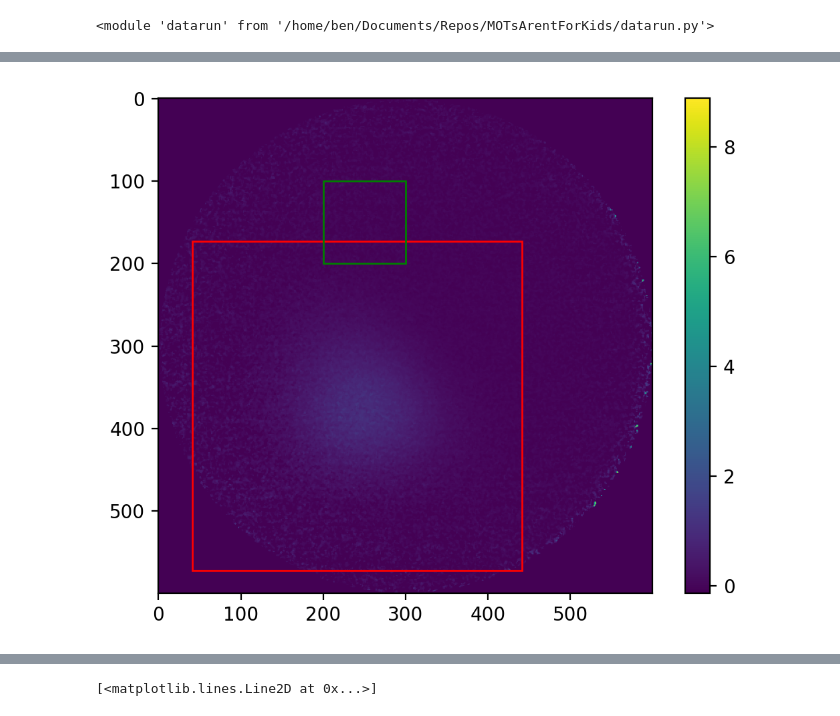
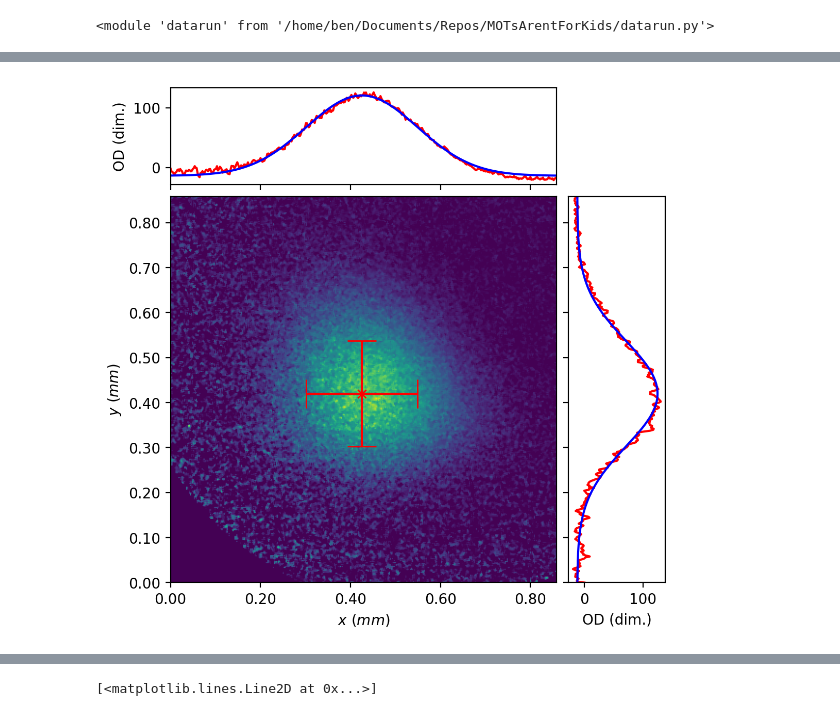
Before and after one commit to benmcdonough20/MOTsArentForKids, a Jupyter notebook: framework_usage.ipynb, the cells around one changed output, grey strips where cells are left out. Cells and saved outputs as stored; diff of their text form; code cells hidden in the pictures.

```diff
--- a/framework_usage.ipynb
+++ b/framework_usage.ipynb
@@ -38,4 +33,4 @@ plt.imshow(d.data[0].mask_filtered)
 # %%
-d.data[3].plot_blob()
+d.data[2].plot_fit()
 # %% [output]
-[figure, old version]
+[figure, new version]
```
Also changed, not shown: parts of 2 cells of this notebook, 2 other files.
